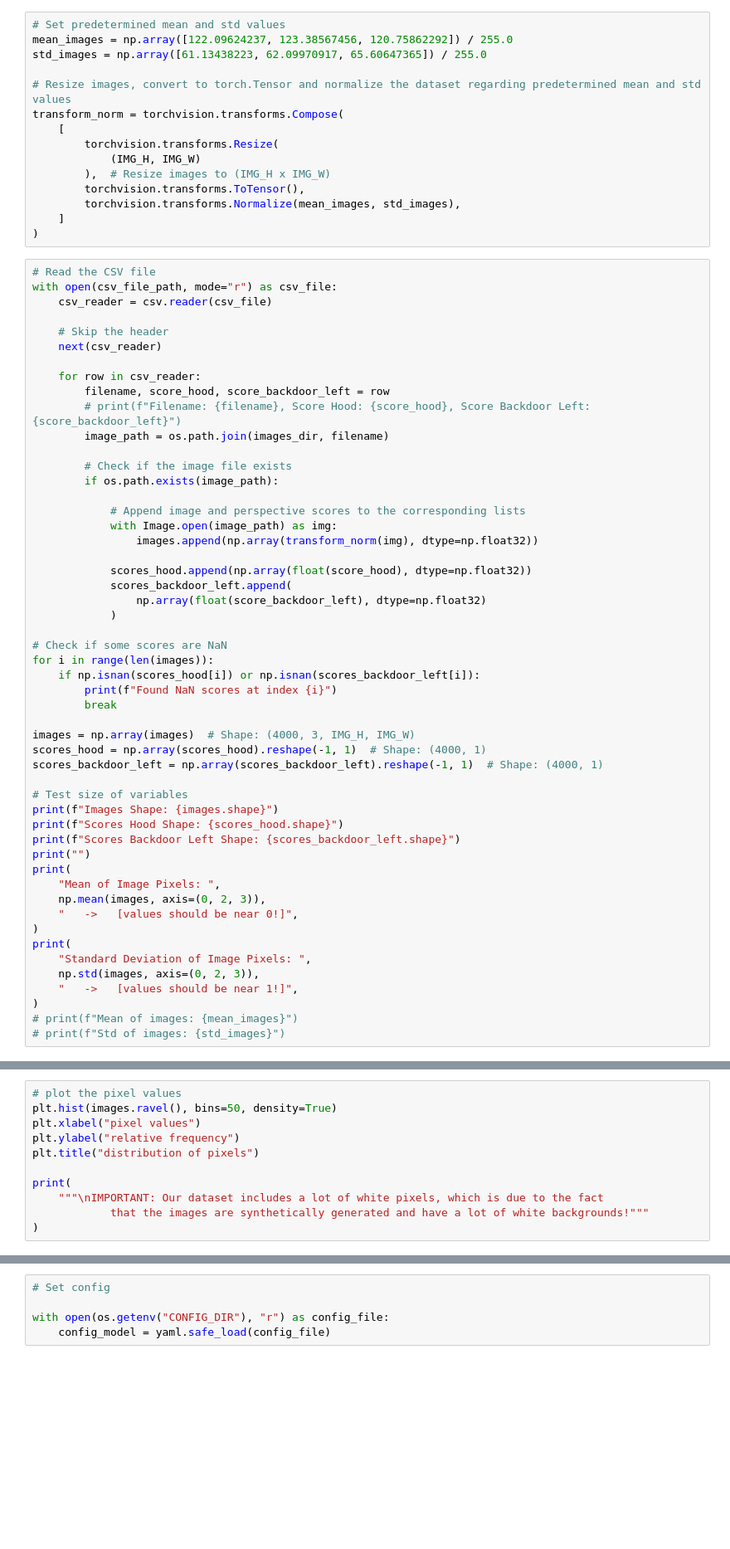
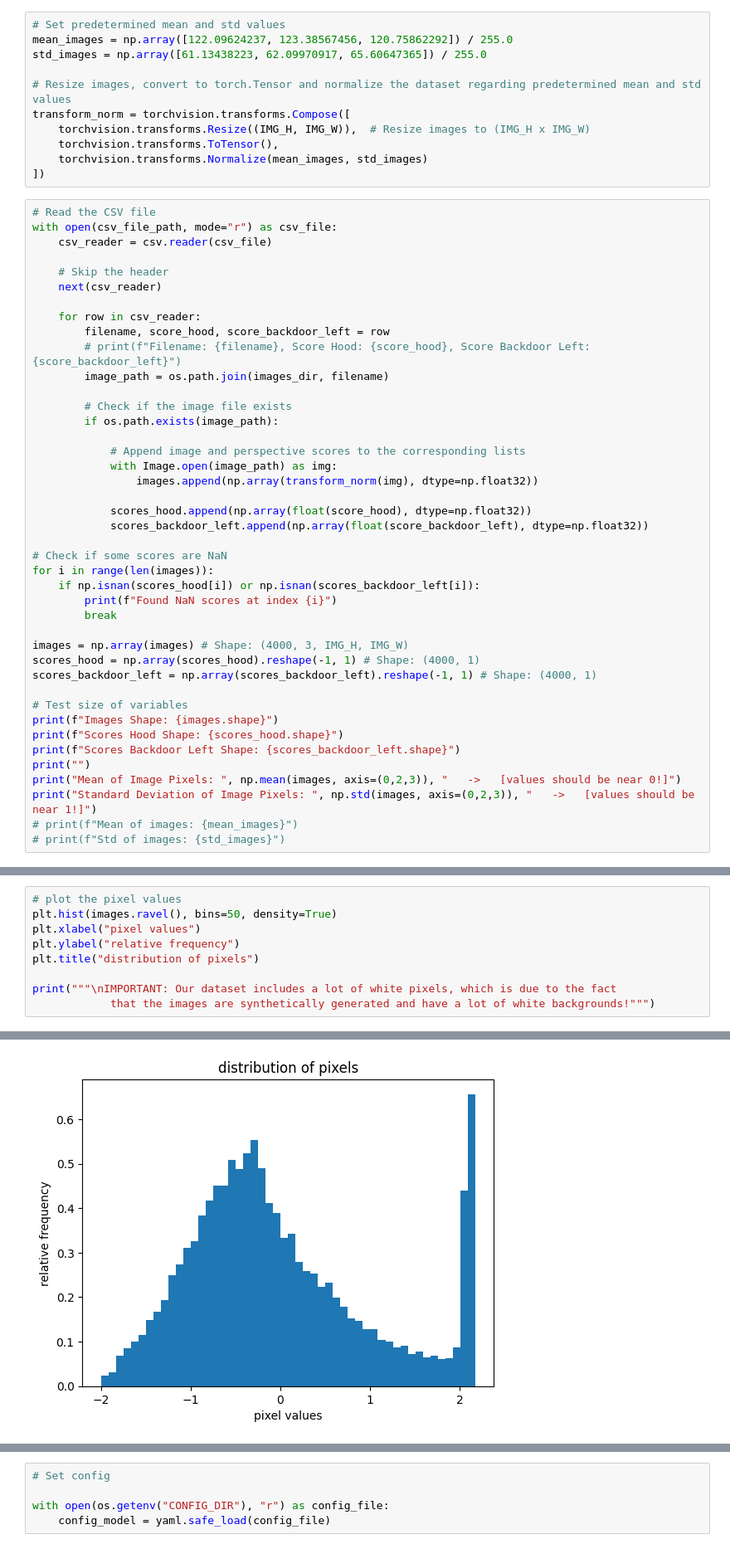
Before and after one commit to Onat-Inak/Perspective-Regressor, a Jupyter notebook: main.ipynb, the cells around one changed output, grey strips where cells are left out. Shown at 83% size. Saved outputs shown, nothing was run; the diff lists cells and outputs as text; blank space fills up the shorter version.

```diff
--- a/main.ipynb
+++ b/main.ipynb
@@ -39,15 +41,11 @@ mean_images = np.array([122.09624237, 123.38567456, 120.75862292]) / 255.0
 std_images = np.array([61.13438223, 62.09970917, 65.60647365]) / 255.0
 
 # Resize images, convert to torch.Tensor and normalize the dataset regarding predetermined mean and std values
-transform_norm = torchvision.transforms.Compose(
-    [
-        torchvision.transforms.Resize(
-            (IMG_H, IMG_W)
-        ),  # Resize images to (IMG_H x IMG_W)
-        torchvision.transforms.ToTensor(),
-        torchvision.transforms.Normalize(mean_images, std_images),
-    ]
-)
+transform_norm = torchvision.transforms.Compose([
+    torchvision.transforms.Resize((IMG_H, IMG_W)),  # Resize images to (IMG_H x IMG_W)
+    torchvision.transforms.ToTensor(),
+    torchvision.transforms.Normalize(mean_images, std_images)
+])
 # %%
 # Read the CSV file
 with open(csv_file_path, mode="r") as csv_file:
@@ -69,9 +67,7 @@ with open(csv_file_path, mode="r") as csv_file:
                 images.append(np.array(transform_norm(img), dtype=np.float32))
 
             scores_hood.append(np.array(float(score_hood), dtype=np.float32))
-            scores_backdoor_left.append(
-                np.array(float(score_backdoor_left), dtype=np.float32)
-            )
+            scores_backdoor_left.append(np.array(float(score_backdoor_left), dtype=np.float32))
 
 # Check if some scores are NaN
 for i in range(len(images)):
@@ -79,24 +75,16 @@ for i in range(len(images)):
         print(f"Found NaN scores at index {i}")
         break
 
-images = np.array(images)  # Shape: (4000, 3, IMG_H, IMG_W)
-scores_hood = np.array(scores_hood).reshape(-1, 1)  # Shape: (4000, 1)
-scores_backdoor_left = np.array(scores_backdoor_left).reshape(-1, 1)  # Shape: (4000, 1)
+images = np.array(images) # Shape: (4000, 3, IMG_H, IMG_W)
+scores_hood = np.array(scores_hood).reshape(-1, 1) # Shape: (4000, 1)
+scores_backdoor_left = np.array(scores_backdoor_left).reshape(-1, 1) # Shape: (4000, 1)
 
 # Test size of variables
 print(f"Images Shape: {images.shape}")
 print(f"Scores Hood Shape: {scores_hood.shape}")
 print(f"Scores Backdoor Left Shape: {scores_backdoor_left.shape}")
 print("")
-print(
-    "Mean of Image Pixels: ",
-    np.mean(images, axis=(0, 2, 3)),
-    "   ->   [values should be near 0!]",
-)
-print(
-    "Standard Deviation of Image Pixels: ",
-    np.std(images, axis=(0, 2, 3)),
-    "   ->   [values should be near 1!]",
-)
+print("Mean of Image Pixels: ", np.mean(images, axis=(0,2,3)), "   ->   [values should be near 0!]")
+print("Standard Deviation of Image Pixels: ", np.std(images, axis=(0,2,3)), "   ->   [values should be near 1!]")
 # print(f"Mean of images: {mean_images}")
 # print(f"Std of images: {std_images}")
@@ -107,7 +102,6 @@ plt.xlabel("pixel values")
 plt.ylabel("relative frequency")
 plt.title("distribution of pixels")
 
-print(
-    """\nIMPORTANT: Our dataset includes a lot of white pixels, which is due to the fact
-            that the images are synthetically generated and have a lot of white backgrounds!"""
-)
+print("""\nIMPORTANT: Our dataset includes a lot of white pixels, which is due to the fact
+            that the images are synthetically generated and have a lot of white backgrounds!""")
+# %% [output]
@@ -114,3 +110,4 @@ print(
+[figure, added]
 # %%
 # Analyze the perspective scores characteristics
 
```
Also changed, not shown: parts of 19 cells of this notebook.
